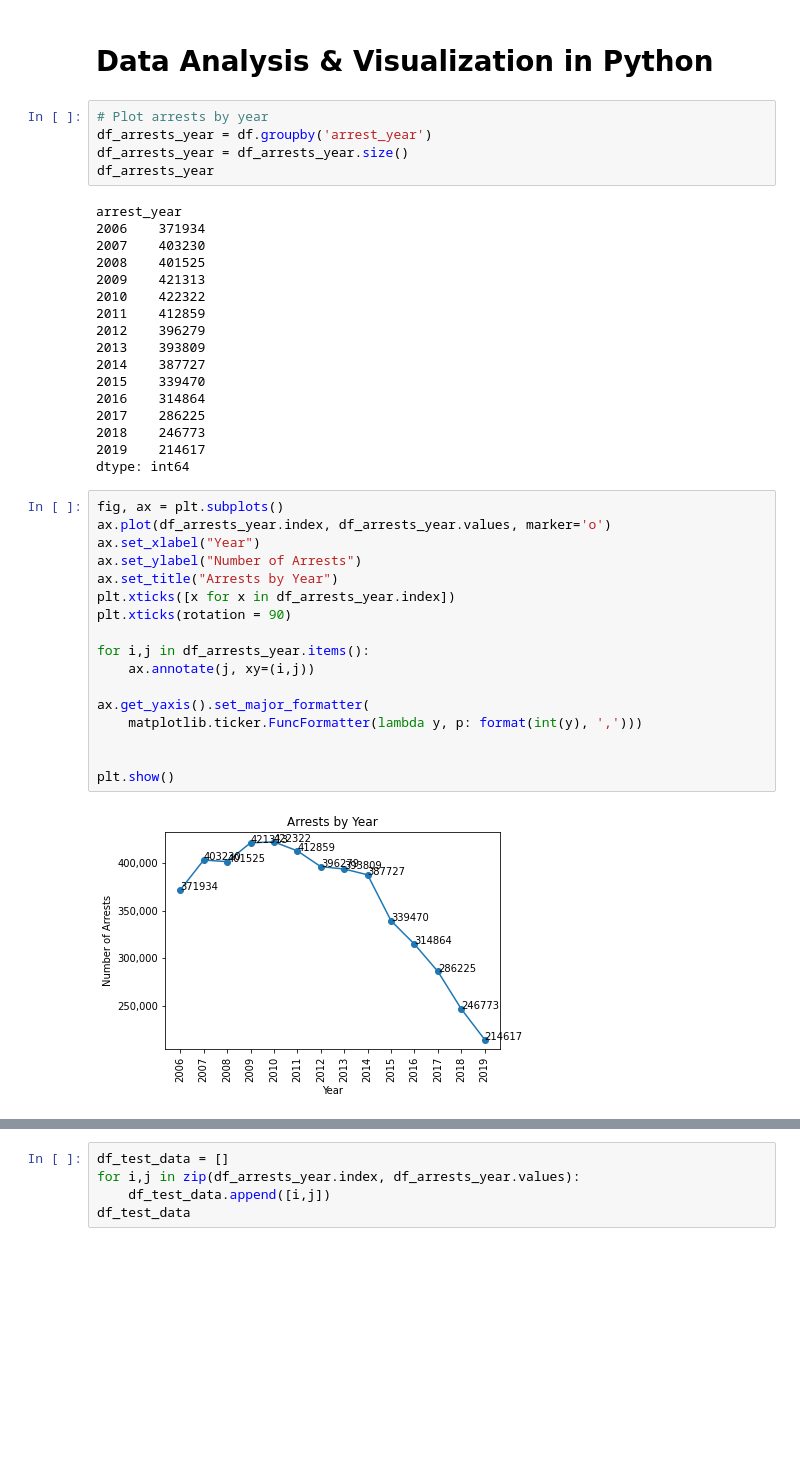
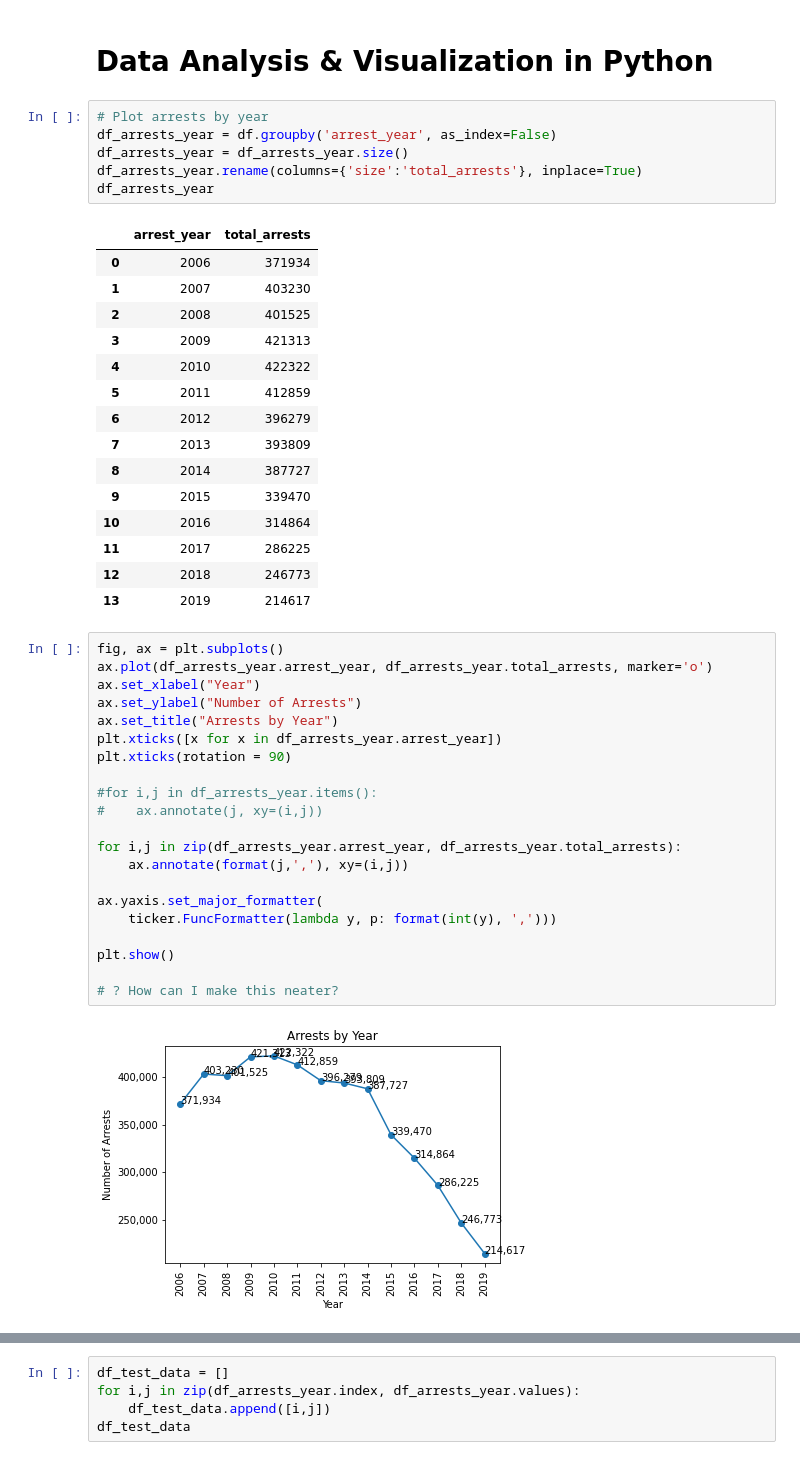
Before and after one commit to AmitSamra/NYC_Crime, a Jupyter notebook: nyc_crime_python.ipynb, the cells around one changed output, grey strips where cells are left out. Saved outputs shown, nothing was run; the diff lists cells and outputs as text; blank space fills up the shorter version.

```diff
--- a/nyc_crime_python.ipynb
+++ b/nyc_crime_python.ipynb
@@ -370,42 +372,46 @@ df.head()
 # Data Analysis & Visualization in Python
 # %%
 # Plot arrests by year
-df_arrests_year = df.groupby('arrest_year')
+df_arrests_year = df.groupby('arrest_year', as_index=False)
 df_arrests_year = df_arrests_year.size()
+df_arrests_year.rename(columns={'size':'total_arrests'}, inplace=True)
 df_arrests_year
 # %% [output]
-arrest_year
-2006    371934
-2007    403230
-2008    401525
-2009    421313
-2010    422322
-2011    412859
-2012    396279
-2013    393809
-2014    387727
-2015    339470
-2016    314864
-2017    286225
-2018    246773
-2019    214617
-dtype: int64
+|  | arrest_year | total_arrests |
+| 0 | 2006 | 371934 |
+| 1 | 2007 | 403230 |
+| 2 | 2008 | 401525 |
+| 3 | 2009 | 421313 |
+| 4 | 2010 | 422322 |
+| 5 | 2011 | 412859 |
+| 6 | 2012 | 396279 |
+| 7 | 2013 | 393809 |
+| 8 | 2014 | 387727 |
+| 9 | 2015 | 339470 |
+| 10 | 2016 | 314864 |
+| 11 | 2017 | 286225 |
+| 12 | 2018 | 246773 |
+| 13 | 2019 | 214617 |
 # %%
 fig, ax = plt.subplots()
-ax.plot(df_arrests_year.index, df_arrests_year.values, marker='o')
+ax.plot(df_arrests_year.arrest_year, df_arrests_year.total_arrests, marker='o')
 ax.set_xlabel("Year")
 ax.set_ylabel("Number of Arrests")
 ax.set_title("Arrests by Year")
-plt.xticks([x for x in df_arrests_year.index])
+plt.xticks([x for x in df_arrests_year.arrest_year])
 plt.xticks(rotation = 90)
 
-for i,j in df_arrests_year.items():
-    ax.annotate(j, xy=(i,j))
+#for i,j in df_arrests_year.items():
+#    ax.annotate(j, xy=(i,j))
 
-ax.get_yaxis().set_major_formatter(
-    matplotlib.ticker.FuncFormatter(lambda y, p: format(int(y), ',')))
+for i,j in zip(df_arrests_year.arrest_year, df_arrests_year.total_arrests):
+    ax.annotate(format(j,','), xy=(i,j))
 
+ax.yaxis.set_major_formatter(
+    ticker.FuncFormatter(lambda y, p: format(int(y), ',')))
 
 plt.show()
+
+# ? How can I make this neater?
 # %% [output]
-[figure, old version]
+[figure, new version]
```
Also changed, not shown: parts of 4 cells of this notebook.
